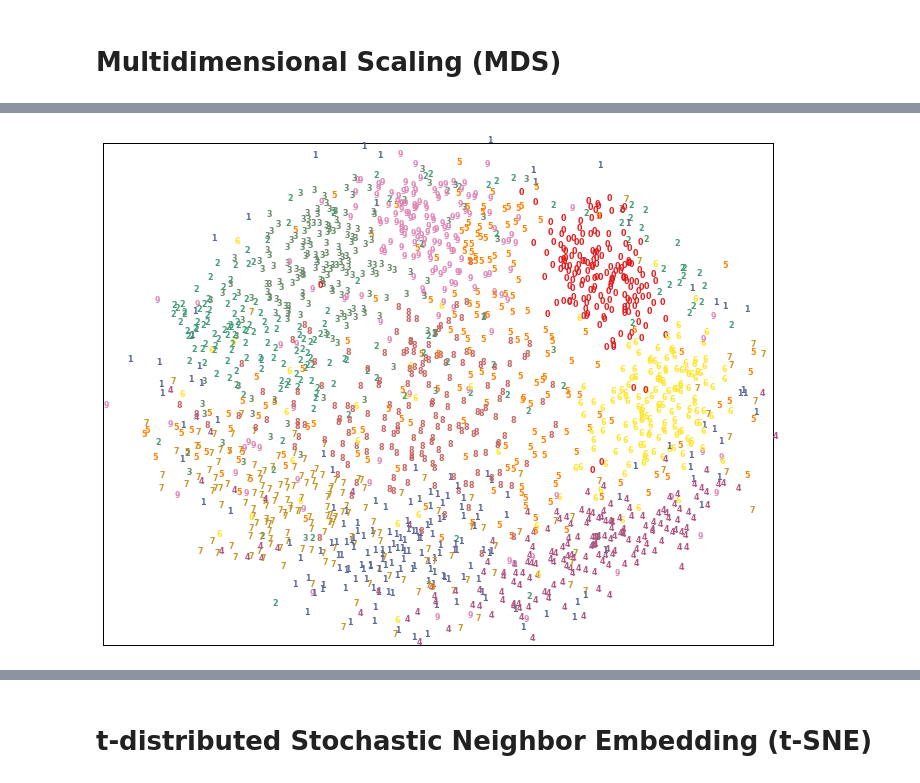
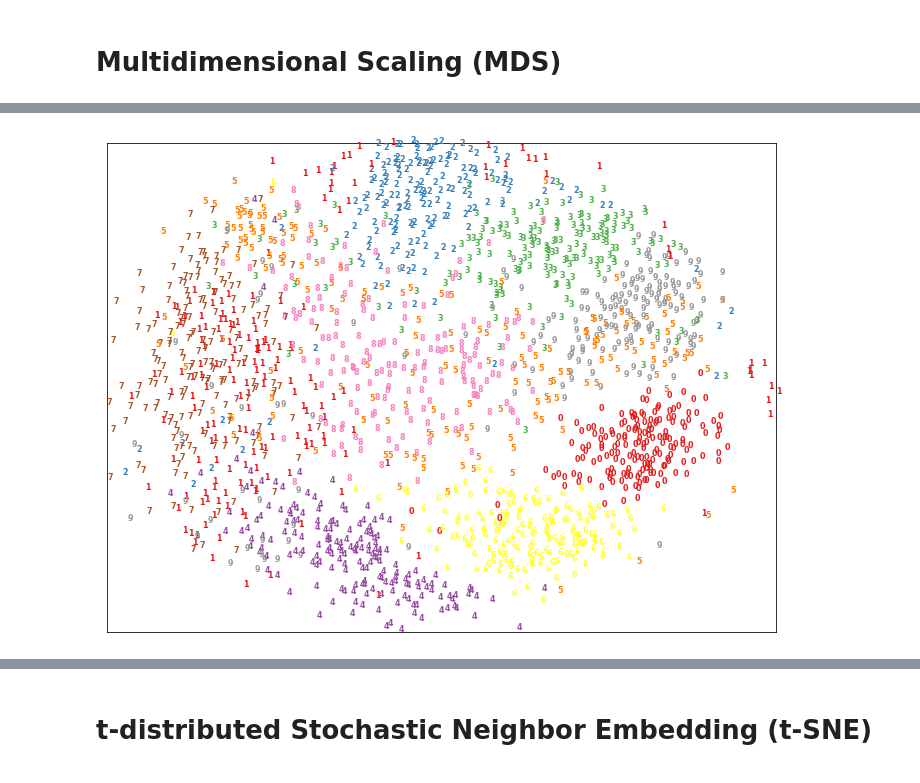
Before and after one commit to Asgavar/studia, a Jupyter notebook: semestr_5_zima_2019_20/explo/lista07/Zadanie06i07.ipynb, the cells around one changed output, grey strips where cells are left out. Cells and saved outputs as stored; diff of their text form; code cells hidden in the pictures.

```diff
--- a/semestr_5_zima_2019_20/explo/lista07/Zadanie06i07.ipynb
+++ b/semestr_5_zima_2019_20/explo/lista07/Zadanie06i07.ipynb
@@ -15,7 +15,7 @@ def plot_digits(X, y):
 
     plt.figure(figsize=(12, 9))
 
-    for i in xrange(X.shape[0]):
+    for i in range(X.shape[0]):
         plt.text(X[i, 0], X[i, 1], str(y[i]), color=plt.cm.Set1(0.1*y[i]), fontdict={'weight':'bold', 'size':8})
 
     plt.xticks([])
@@ -83,6 +186,6 @@ plot_digits(X_lle, digits.target)
 # %% [markdown]
 # Multidimensional Scaling (MDS)
 # %%
-X_mds = manifold.MDS(n_components=2, n_init=1, max_iter=100).fit_transform(X)
+X_mds = manifold.MDS(n_components=2, n_init=8, n_jobs=-1, verbose=42).fit_transform(X)
 plot_digits(X_mds, digits.target)
 # %% [output]
@@ -89 +201 @@ plot_digits(X_mds, digits.target)
-[figure, old version]
+[figure, new version]
```
Also changed, not shown: parts of 43 cells of this notebook, 1 other file.
